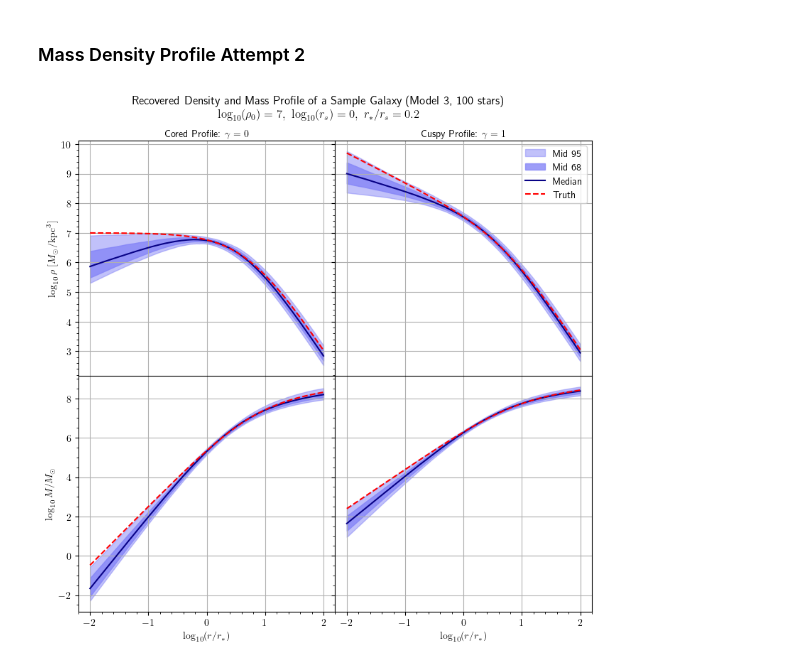
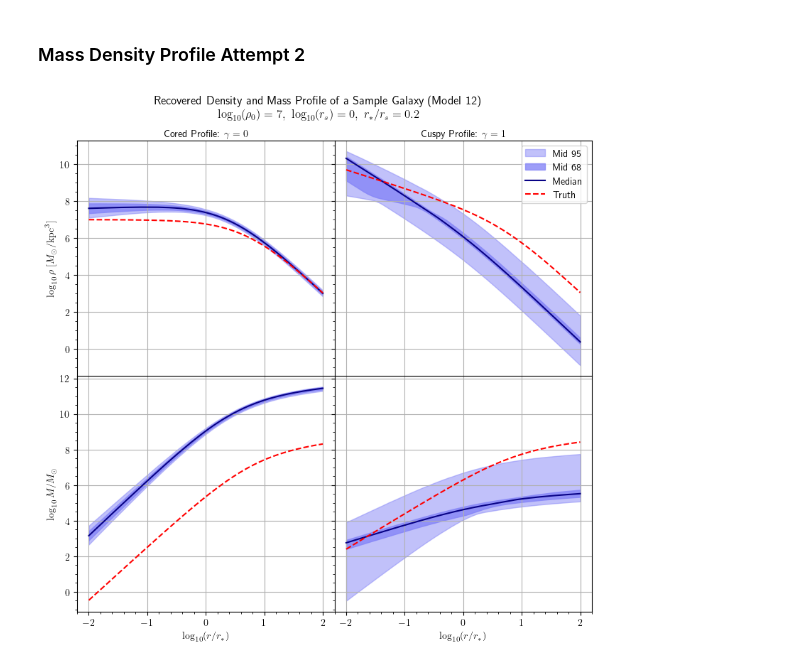
Before and after one commit to Anodymous1/suds, a Jupyter notebook: model_training.ipynb, the cells around one changed output. Saved outputs shown, nothing was run; the diff lists cells and outputs as text; code cells hidden in the pictures.

```diff
--- a/model_training.ipynb
+++ b/model_training.ipynb
@@ -453,19 +449,19 @@ def evaluate_model(theta, medians):
 # %% [markdown]
 #### Random stared
 # %%
-with open("./model 8/samples_model_8_g1000.pkl", "rb") as file:
+with open("./model_11/samples_model_11_test.pkl", "rb") as file:
     post = pickle.load(file)
 
-medians = np.zeros((1000,4))
+medians = np.zeros((100,4))
 for i, th in enumerate(post):
     medians[i,:] = np.median(th, axis=0)
 # %%
-test_theta_raw = np.array(pd.read_csv("./data/test_theta.csv", header=None))
+test_theta_raw = np.array(pd.read_csv("./model_11/test_theta.csv", header=None))
 _, index= np.unique(test_theta_raw, axis=0, return_index=True)
 
 index.sort()
 
-test_theta = test_theta_raw[index][:1000]
+test_theta = test_theta_raw[index][:100]
 # %%
 evaluate_model(test_theta, medians)
 # %% [output]
@@ -652,15 +648,15 @@ test_theta_raw.shape
 # %% [markdown]
 ### Scatter plot
 # %%
-with open("./model 8/samples_model_8_g1000.pkl", "rb") as file:
+with open("./model_11/samples_model_11_test.pkl", "rb") as file:
     post = pickle.load(file)
 
-test_theta_raw = np.array(pd.read_csv("./data/test_theta.csv", header=None))
+test_theta_raw = np.array(pd.read_csv("./model_11/test_theta.csv", header=None))
 _, index= np.unique(test_theta_raw, axis=0, return_index=True)
 
 index.sort()
 
-test_theta = test_theta_raw[index][:1000]
+test_theta = test_theta_raw[index][:100]
 # %%
 x = test_theta
 y = np.quantile(post, [0.025, 0.16, 0.5, 0.84, 0.975], axis=1)
@@ -1260,8 +1256,11 @@ r_star = r_star_div_r_s * 10 ** log_r_s
 # cored_params = np.array(pd.read_csv("./model 3/mass_density_samples_core_model_3_s1000.csv", header=None))
 # cusp_params = np.array(pd.read_csv("./model 3/mass_density_samples_cusp_model_3_s1000.csv", header=None))
 
-cored_params = np.array(pd.read_csv("./Mass density profile/mass_density_profile_1k_32(0).csv", header=None))
-cusp_params = np.array(pd.read_csv("./Mass density profile/mass_density_profile_1k_32(1).csv", header=None))
+# cored_params = np.array(pd.read_csv("./Mass density profile/mass_density_profile_1k_32(0).csv", header=None))
+# cusp_params = np.array(pd.read_csv("./Mass density profile/mass_density_profile_1k_32(1).csv", header=None))
+
+cored_params = np.array(pd.read_csv("./model_12/mass_density_samples_model_12_core.csv", header=None))
+cusp_params = np.array(pd.read_csv("./model_12/mass_density_samples_model_12_cusp.csv", header=None))
 # %%
 def density(log_r_div_rstar: float,
             samples: np.ndarray) -> np.ndarray:
@@ -1432,32 +1431,32 @@ axs[0][1].xaxis.set_label_position('top')
 axs[0][1].set_xlabel(r"Cuspy Profile: $\gamma = 1$", fontweight="bold")
 axs[0][1].legend()
 
 axs[0][1].minorticks_on()
 axs[0][1].grid(True)
 
 # Mass
 # y
 #2.5-97.5
 axs[1][1].fill_between(x, y_mass[:,0], y_mass[:,4], color=(133/255, 133/255, 247/255, 0.5), label="Mid 95\%")
 
 #16-84
 axs[1][1].fill_between(x, y_mass[:,1], y_mass[:,3], color=(133/255, 133/255, 247/255, 0.8), label="Mid 68\%")
 
 # Median
 axs[1][1].plot(x, y_mass[:,2], color=(8/255, 2/255, 134/255), label="Median")
 
 # Truth
 axs[1][1].plot(x, true_mass, color="red", linestyle = "--", label="Truth")
 
 # Aesthetics
 axs[1][1].set_xlabel(r"$\log _{10} (r/r_*)$")
 axs[1][1].minorticks_on()
 axs[1][1].grid(True)
 
 
-fig.suptitle("Recovered Density and Mass Profile of a Sample Galaxy (Model 3, 100 stars) \n$\log_{10}(\\rho _0)=7,\ \log_{10}(r_s) = 0,\ r_* / r_s = 0.2$")
+fig.suptitle("Recovered Density and Mass Profile of a Sample Galaxy (Model 12) \n$\log_{10}(\\rho _0)=7,\ \log_{10}(r_s) = 0,\ r_* / r_s = 0.2$")
 
 fig.tight_layout()
 plt.show()
 # %% [output]
-[figure, old version]
+[figure, new version]
```
Also changed, not shown: parts of 5 cells of this notebook, 28 other files.
